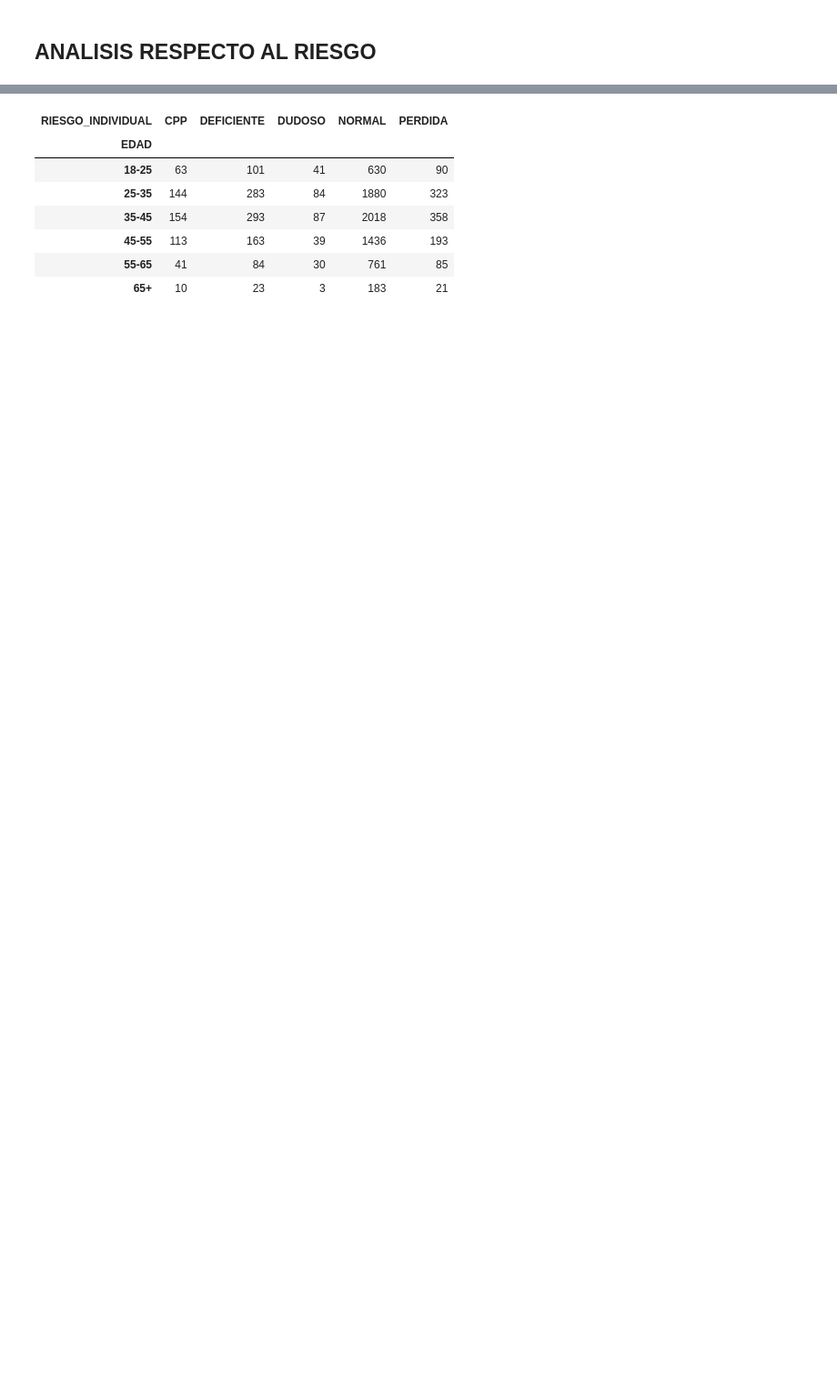
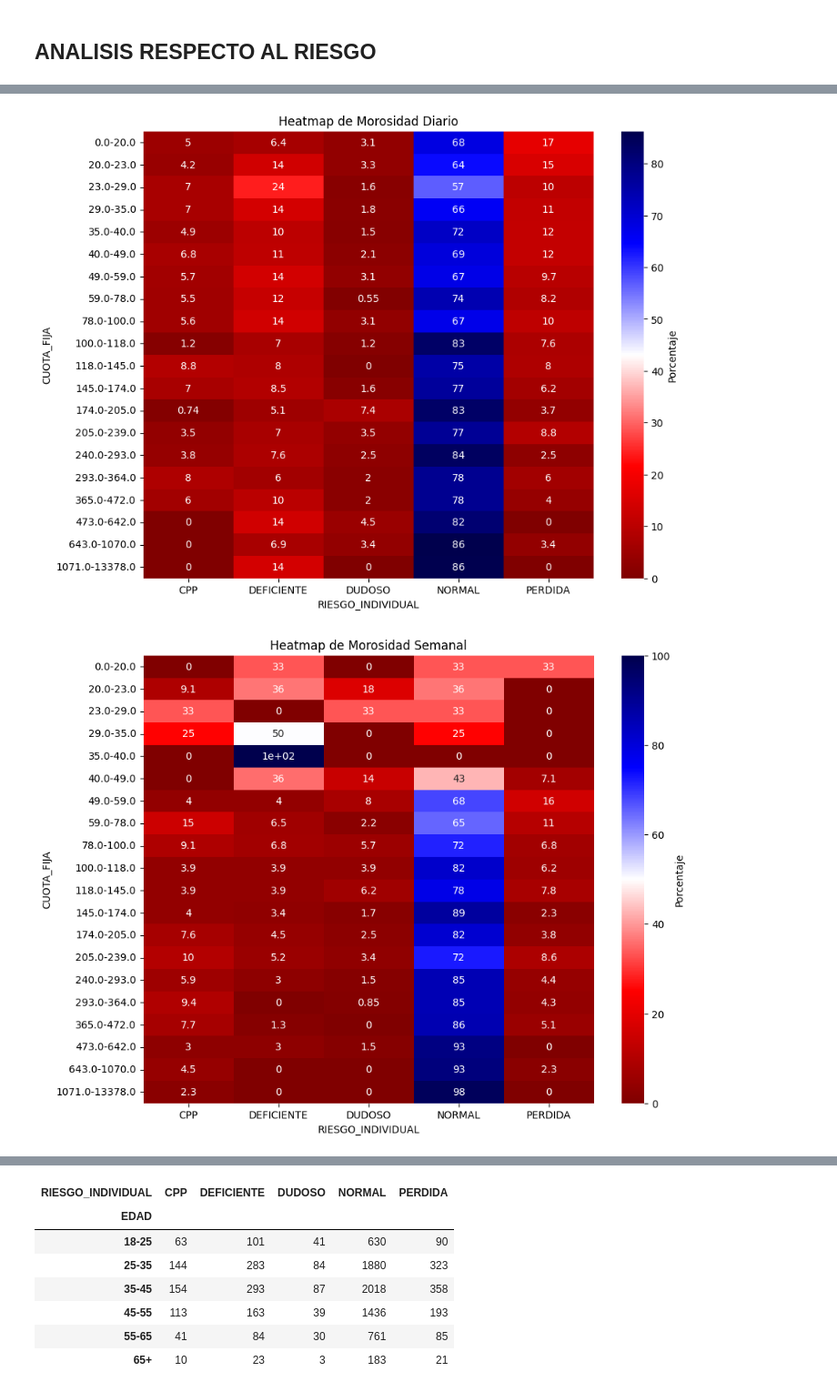
Before and after one commit to AxelSaire/Modelo-de-Riesgo-Crediticio, a Jupyter notebook: ABCC.ipynb, the cells around one changed output, grey strips where cells are left out. Shown at 91% size. Cells and saved outputs as stored; diff of their text form; code cells hidden in the pictures; blank space fills up the shorter version.

```diff
--- a/ABCC.ipynb
+++ b/ABCC.ipynb
@@ -55,0 +110,5 @@ sns.heatmap(CuoFijaxMorosidad, annot=True, cmap='seismic', cbar_kws={'label': 'P
+# %%
+heatmap_maker('CUOTA_FIJA','RIESGO_INDIVIDUAL')
+# %% [output]
+[figure, added]
+[figure, added]
```
Also changed, not shown: parts of 19 cells of this notebook.
